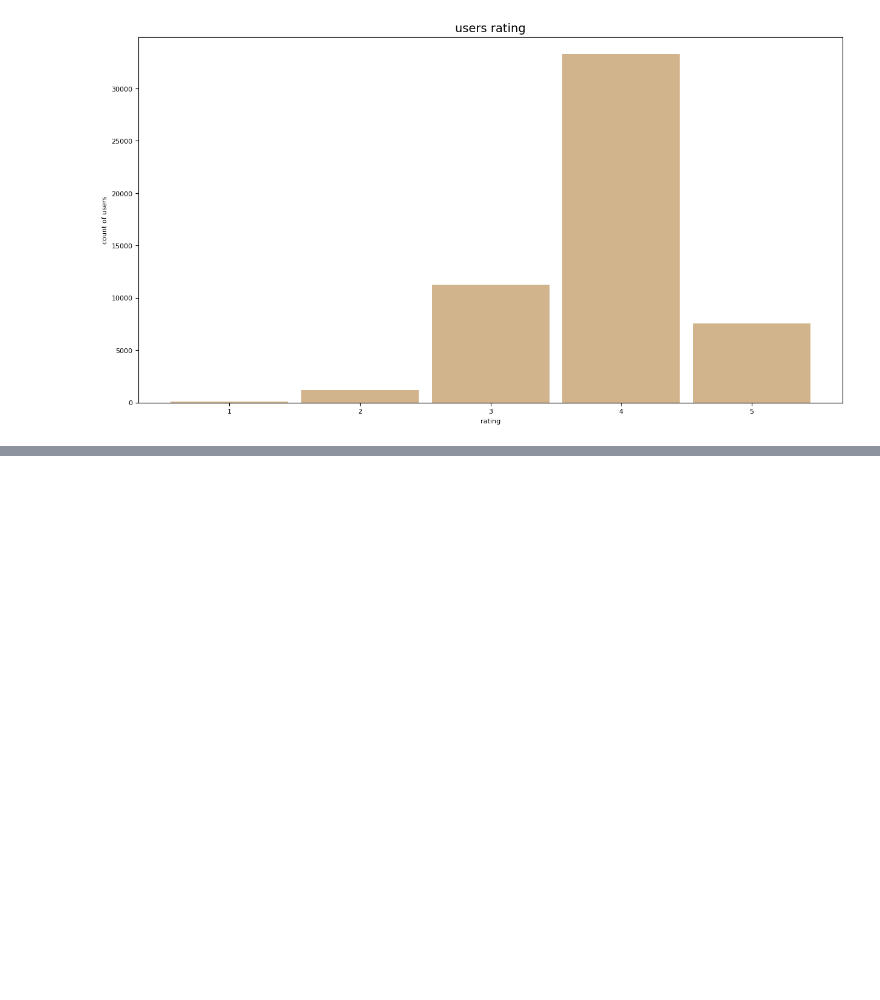
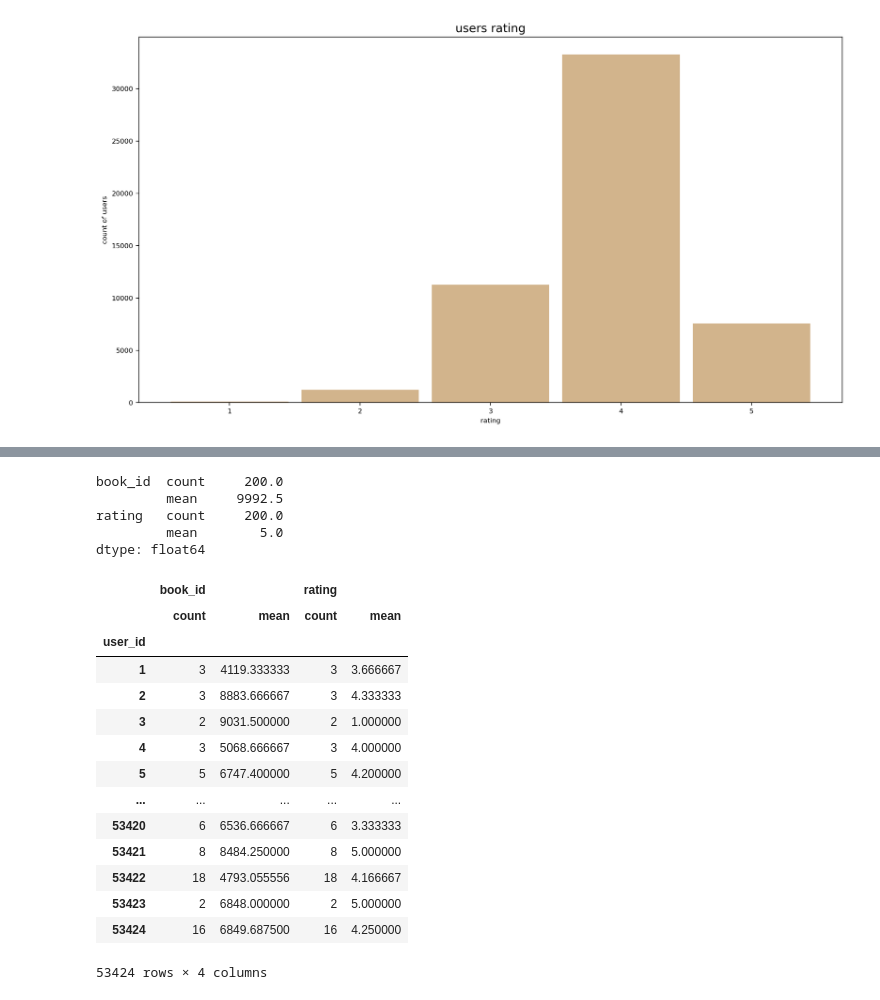
Before and after one commit to AntonioBDA/Midterm_social_data_mining, a Jupyter notebook: MidTerm_Project.ipynb, the cells around one changed output, grey strips where cells are left out. Saved outputs shown, nothing was run; the diff lists cells and outputs as text; code cells hidden in the pictures; blank space fills up the shorter version.

```diff
--- a/MidTerm_Project.ipynb
+++ b/MidTerm_Project.ipynb
@@ -292,0 +378,34 @@ plt.bar(users_df.index, users_df["rating"], width = 0.9, color="tan")
+# %%
+avgrating.max()
+# %% [output]
+book_id  count     200.0
+         mean     9992.5
+rating   count     200.0
+         mean        5.0
+dtype: float64
+# %%
+#The user whit more ratings has 200, we will define to categories, more than 50 rates and less or equal to 50
+def category(value):
+    if value <= 50 :
+        return "unfrequent"
+    if value > 50:
+        return "Frequent"
+
+avgrating["cat"] = avgrating["count"].map(category)
+avgrating
+# %% [output]
+|  | book_id |  | rating |  |
+|  | count | mean | count | mean |
+| user_id |  |  |  |  |
+| 1 | 3 | 4119.333333 | 3 | 3.666667 |
+| 2 | 3 | 8883.666667 | 3 | 4.333333 |
+| 3 | 2 | 9031.500000 | 2 | 1.000000 |
+| 4 | 3 | 5068.666667 | 3 | 4.000000 |
+| 5 | 5 | 6747.400000 | 5 | 4.200000 |
+| ... | ... | ... | ... | ... |
+| 53420 | 6 | 6536.666667 | 6 | 3.333333 |
+| 53421 | 8 | 8484.250000 | 8 | 5.000000 |
+| 53422 | 18 | 4793.055556 | 18 | 4.166667 |
+| 53423 | 2 | 6848.000000 | 2 | 5.000000 |
+| 53424 | 16 | 6849.687500 | 16 | 4.250000 |
+53424 rows × 4 columns
```
Also changed, not shown: parts of 14 cells of this notebook.
